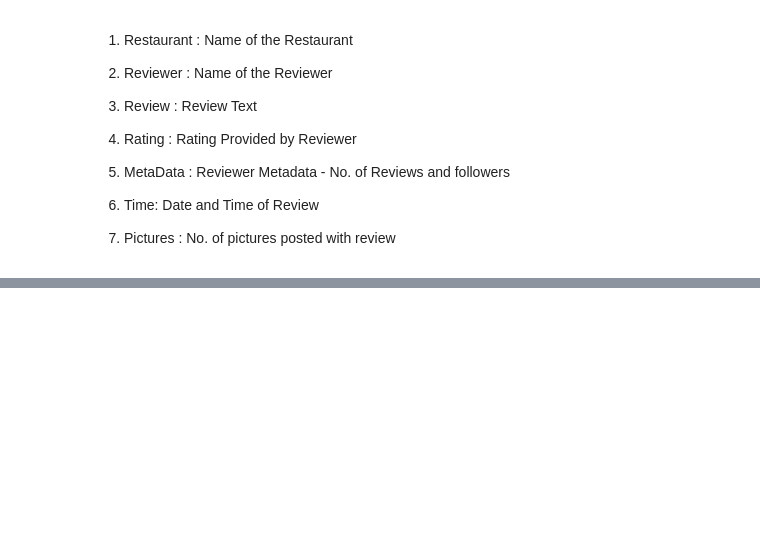
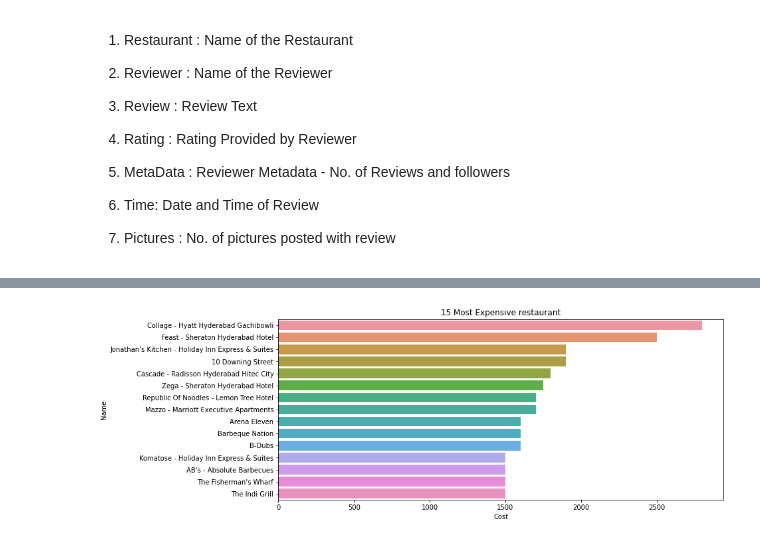
Before and after one commit to prabindebnath25/Zomato_Restaurant_Clustering_And_Sentiment_Analysis, a Jupyter notebook: Zomato_Restaurant_Clustering_and_Sentiment_Analysis.ipynb, the cells around one changed output, grey strips where cells are left out. Saved outputs shown, nothing was run; the diff lists cells and outputs as text; code cells hidden in the pictures; blank space fills up the shorter version.

```diff
--- a/Zomato_Restaurant_Clustering_and_Sentiment_Analysis.ipynb
+++ b/Zomato_Restaurant_Clustering_and_Sentiment_Analysis.ipynb
@@ -48,0 +62,4 @@ Merge this dataset with Names and Matadata and then use for sentiment analysis p
+# %%
+# Loading the data from github
+meta_df = pd.read_csv('https://raw.githubusercontent.com/prabindebnath25/Zomato_Restaurant_Clustering_And_Sentiment_Analysis/main/Zomato%20Restaurant%20names%20and%20Metadata.csv')
+reviews_df = pd.read_csv('https://github.com/prabindebnath25/Zomato_Restaurant_Clustering_And_Sentiment_Analysis/blob/main/Zomato%20Restaurant%20reviews.csv?raw=true')
@@ -48,0 +147,3 @@ Merge this dataset with Names and Matadata and then use for sentiment analysis p
+# %%
+# changing the data type of the cost function
+meta_df['Cost'] = meta_df['Cost'].str.replace(",","").astype('int64')
@@ -48,0 +327,10 @@ Merge this dataset with Names and Matadata and then use for sentiment analysis p
+# %%
+# checking most expencive
+plt.figure(figsize = (12,5))
+sns.barplot(data = meta_df.sort_values(by = 'Cost',ascending = False)[:15],
+            y= 'Name',
+            x= 'Cost' )
+plt.title('15 Most Expensive restaurant')
+plt.show()
+# %% [output]
+[figure, added]
```
Also changed, not shown: parts of 80 cells of this notebook.
